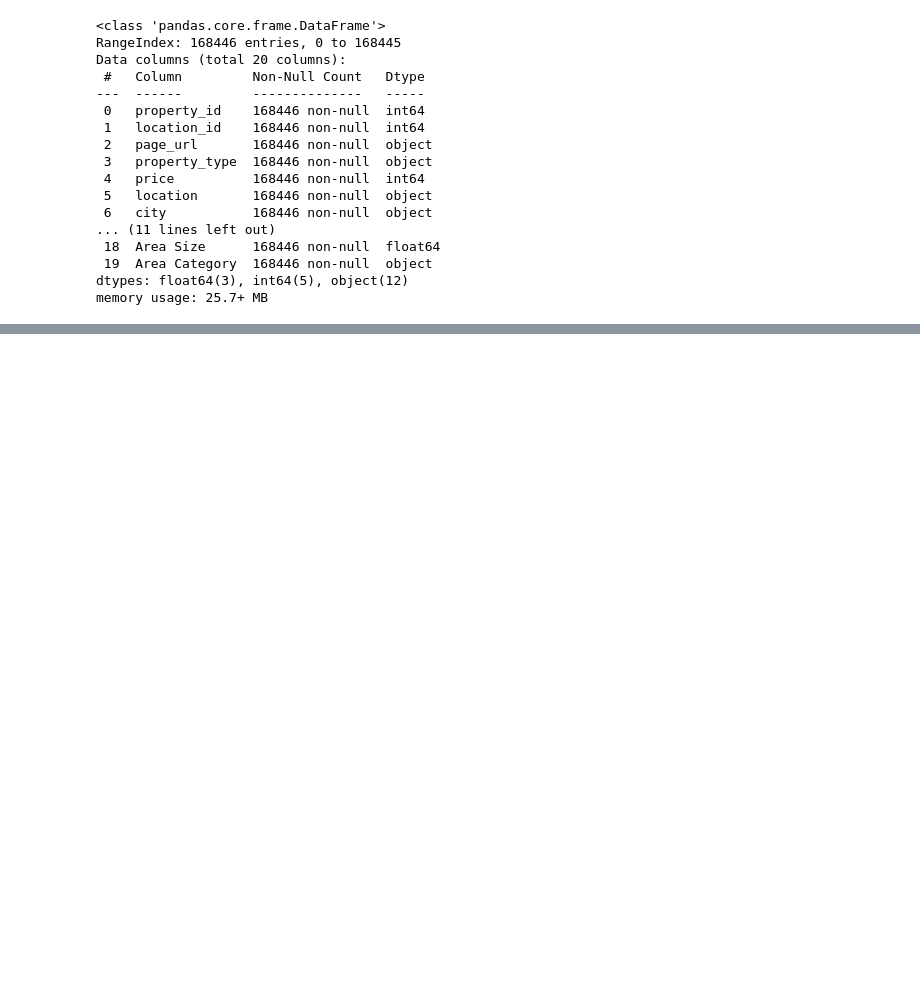
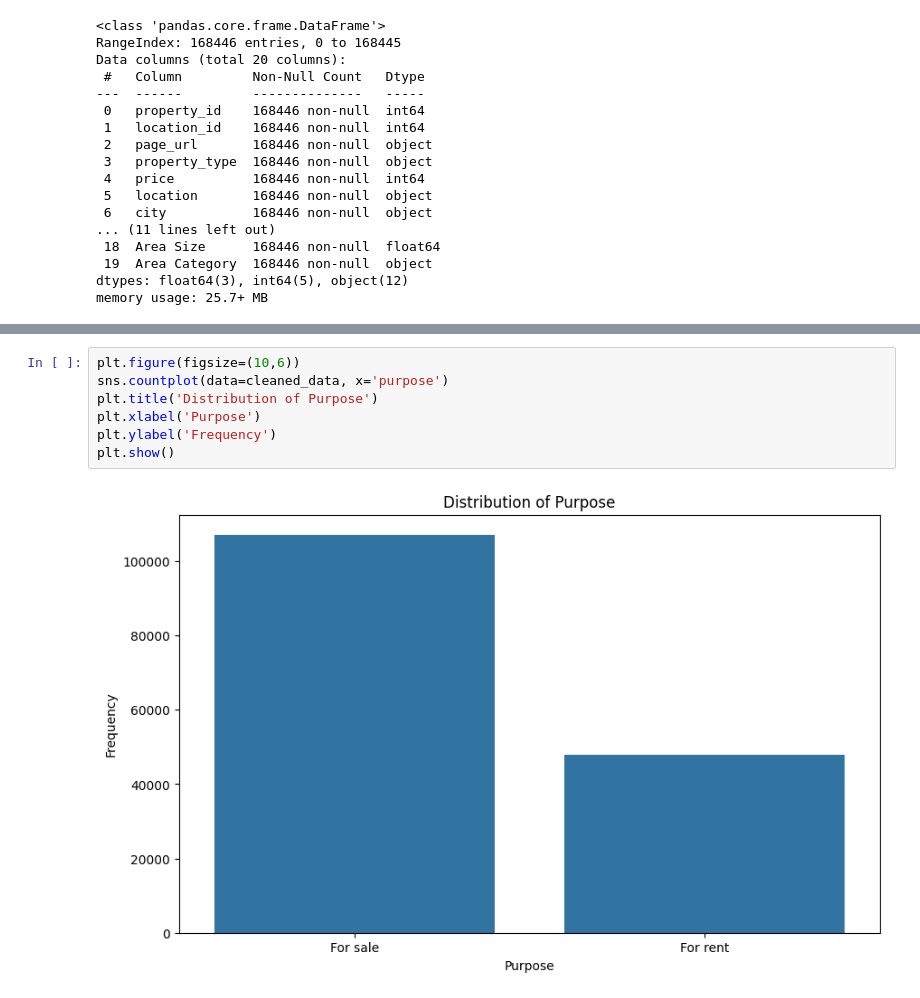
Before and after one commit to tahaxdd77/projects, a Jupyter notebook: House_price_analysis_and_prediction.ipynb, the cells around one changed output, grey strips where cells are left out. Drawn from its saved outputs; the diff is of its cells as text; blank space fills up the shorter version.

```diff
--- a/House_price_analysis_and_prediction.ipynb
+++ b/House_price_analysis_and_prediction.ipynb
@@ -205,0 +324,9 @@ def remove_outliers(df, column):
+# %%
+plt.figure(figsize=(10,6))
+sns.countplot(data=cleaned_data, x='purpose')
+plt.title('Distribution of Purpose')
+plt.xlabel('Purpose')
+plt.ylabel('Frequency')
+plt.show()
+# %% [output]
+[figure, added]
```
Also changed, not shown: parts of 56 cells of this notebook, 2 other files.
